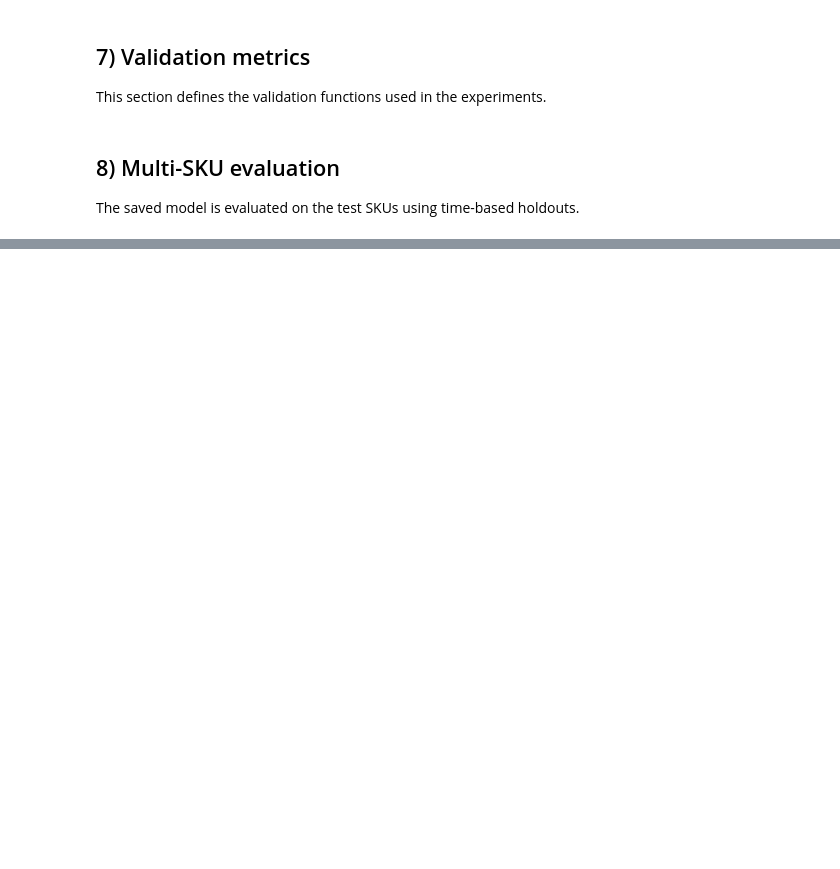
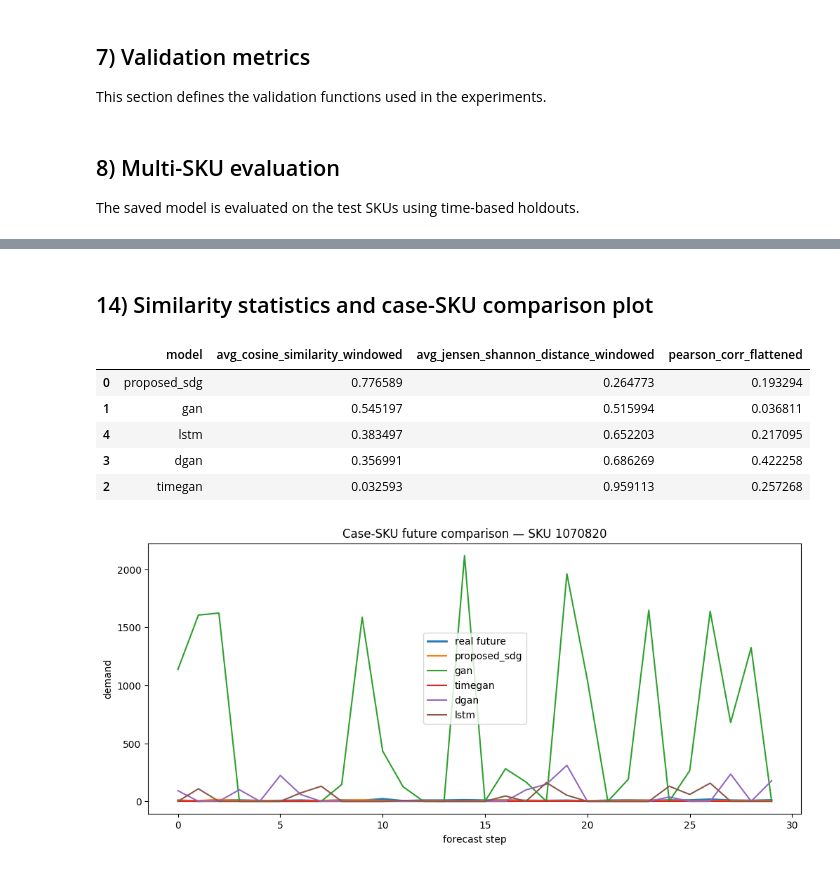
Before and after one commit to alexgrigoras/dif-pi, a Jupyter notebook: sdg-validation.ipynb, the cells around one changed output, grey strips where cells are left out. Saved outputs shown, nothing was run; the diff lists cells and outputs as text; code cells hidden in the pictures; blank space fills up the shorter version.

```diff
--- a/sdg-validation.ipynb
+++ b/sdg-validation.ipynb
@@ -670,0 +953,68 @@ Evaluated test SKUs: 20
+# %% [markdown]
+## 14) Similarity statistics and case-SKU comparison plot
+# %%
+if RUN_BENCHMARK_COMPARISON and benchmark_results:
+    real_reference = None
+    for payload in benchmark_results.values():
+        if payload["real_arr"].size:
+            real_reference = payload["real_arr"]
+            break
+
+    if real_reference is not None:
+        similarity_rows = []
+        for name, payload in benchmark_results.items():
+            sim_cos = float(np.mean([
+                average_cosine_similarity(r, s, window_size=3, step_size=1)
+                for r, s in zip(real_reference, payload["syn_arr"])
+            ]))
+            sim_js = float(np.mean([
+                average_jensen_shannon_distance(r, s, window_size=3, step_size=1)
+                for r, s in zip(real_reference, payload["syn_arr"])
+            ]))
+            pearson_corr = float(np.corrcoef(real_reference.ravel(), payload["syn_arr"].ravel())[0, 1])
+            similarity_rows.append({
+                "model": name,
+                "avg_cosine_similarity_windowed": sim_cos,
+                "avg_jensen_shannon_distance_windowed": sim_js,
+                "pearson_corr_flattened": pearson_corr,
+            })
+
+        similarity_df = pd.DataFrame(similarity_rows).sort_values("avg_cosine_similarity_windowed", ascending=False)
+        display(similarity_df)
+        similarity_df.to_csv(OUT_DIR / "sdg_compare_similarity.csv", index=False)
+
+        if MODEL_READY:
+            case_context_values = case_train[DEMAND_COL].astype(float).values[-CONTEXT_LENGTH:]
+            case_real_future = case_test[DEMAND_COL].astype(float).values[:PREDICTION_LENGTH]
+            case_context_dates = case_train[TIME_COL].iloc[-CONTEXT_LENGTH:].tolist()
+            case_future_dates = case_test[TIME_COL].iloc[:PREDICTION_LENGTH].tolist()
+
+            case_predictions = {
+                "proposed_sdg": np.asarray(best_future, dtype=float) if 'best_future' in globals() else None
+            }
+            for name, model_obj in benchmark_models.items():
+                case_predictions[name] = np.asarray(
+                    model_obj.generate(case_context_values, horizon=PREDICTION_LENGTH),
+                    dtype=float,
+                )
+
+            plt.figure(figsize=(12, 5))
+            plt.plot(case_real_future, label="real future", linewidth=2)
+            for name, pred in case_predictions.items():
+                if pred is not None:
+                    plt.plot(pred, label=name)
+            plt.title(f"Case-SKU future comparison — SKU {CASE_SKU}")
+            plt.xlabel("forecast step")
+            plt.ylabel("demand")
+            plt.legend()
+            plt.show()
+    else:
+        print("No benchmark windows available.")
+# %% [output]
+|  | model | avg_cosine_similarity_windowed | avg_jensen_shannon_distance_windowed | pearson_corr_flattened |
+| 0 | proposed_sdg | 0.776589 | 0.264773 | 0.193294 |
+| 1 | gan | 0.545197 | 0.515994 | 0.036811 |
+| 4 | lstm | 0.383497 | 0.652203 | 0.217095 |
+| 3 | dgan | 0.356991 | 0.686269 | 0.422258 |
+| 2 | timegan | 0.032593 | 0.959113 | 0.257268 |
+[figure, added]
```
Also changed, not shown: parts of 30 cells of this notebook, 8 other files.
